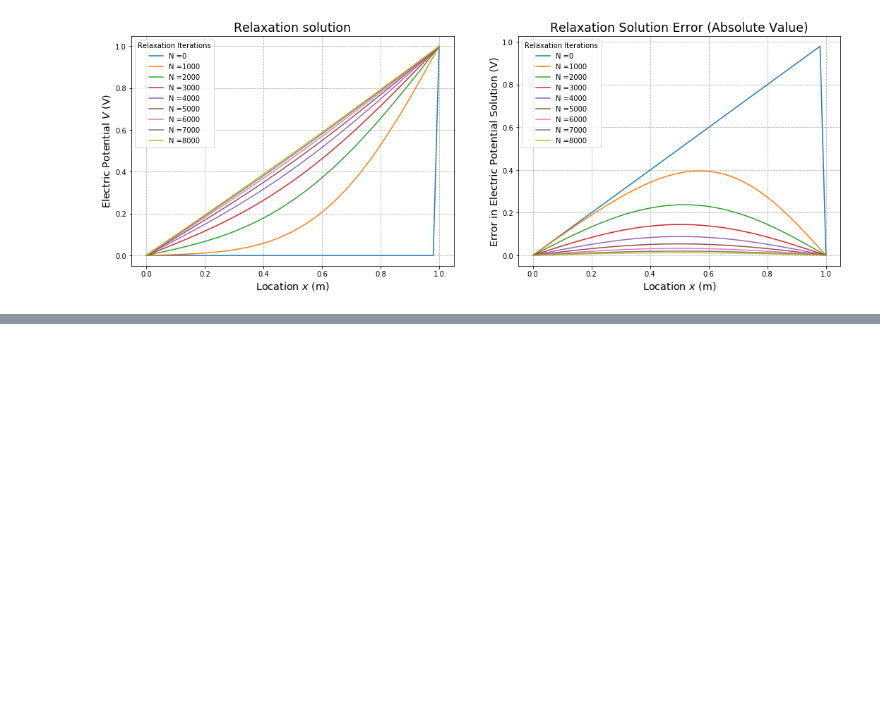
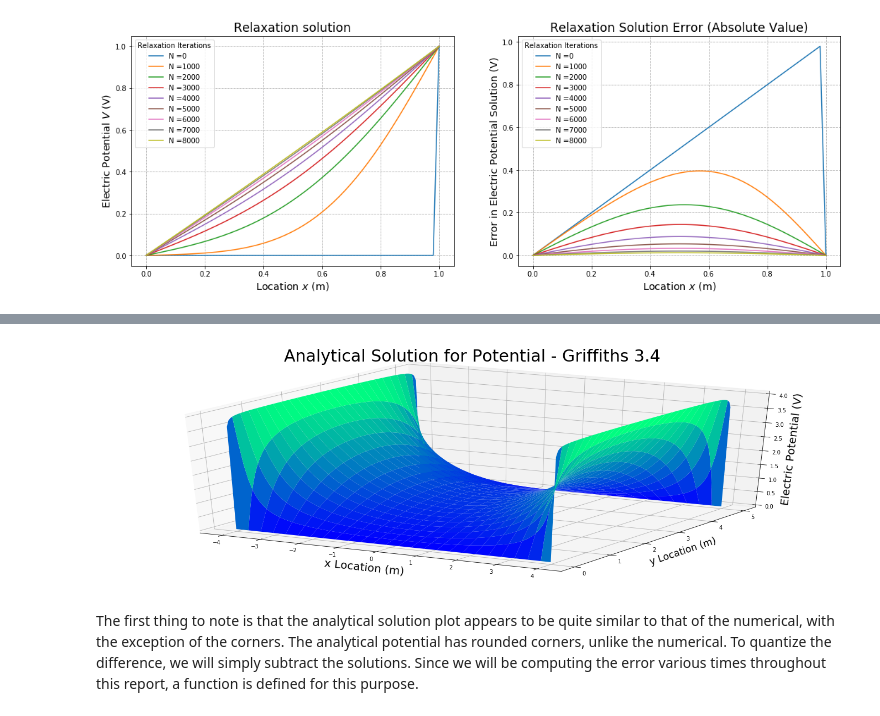
Before and after one commit to kennethsharman/PHYS_481, a Jupyter notebook: Exams/Midterm.ipynb, the cells around one changed output, grey strips where cells are left out. Saved outputs shown, nothing was run; the diff lists cells and outputs as text; code cells hidden in the pictures; blank space fills up the shorter version.

```diff
--- a/Exams/Midterm.ipynb
+++ b/Exams/Midterm.ipynb
@@ -229,0 +336,28 @@ Since these are semi log plots, we note that past roughly three decimal places,
+# %%
+'''Define Function for Analytical Solution to Griffiths Example 3.4'''
+def analytical_solution(V0, a, b, shape, plot=False):
+    nx, ny = shape
+    x,y = np.meshgrid(np.linspace(-b,b,nx),np.linspace(0,a,ny))
+    V = np.zeros([nx, ny], float)
+    for n in range(1,200,2):
+        V += (1.0/n)*(np.cosh(n*np.pi*x/a))*(np.sin(n*np.pi*y/a)*(1/np.cosh(n*np.pi*b/a)))
+    V *= 4.0*V0/np.pi
+
+    if plot == True:
+        fig = plt.figure(figsize = (24,8))
+        ax = plt.axes(projection = '3d')
+        ax.plot_surface(x, y, V, rcount=25, ccount=25, cmap = 'winter')
+        ax.set_xlabel('\nx Location (m)', fontsize=20)
+        ax.set_ylabel('\ny Location (m)', fontsize='xx-large')
+        ax.set_zlabel('Electric Potential (V)', fontsize=20)
+        ax.set_title('Analytical Solution for Potential - Griffiths 3.4', fontsize=30)
+
+    else:
+        return V
+
+# Plot analytical solution
+analytical_solution(V0=4.0, a=5.0, b=4.0, shape=(100,100), plot=True)
+# %% [output]
+[figure, added]
+# %% [markdown]
+The first thing to note is that the analytical solution plot appears to be quite similar to that of the numerical, with the exception of the corners. The analytical potential has rounded corners, unlike the numerical. To quantize the difference, we will simply subtract the solutions. Since we will be computing the error various times throughout this report, a function is defined for this purpose.
```
Also changed, not shown: parts of 44 cells of this notebook.
